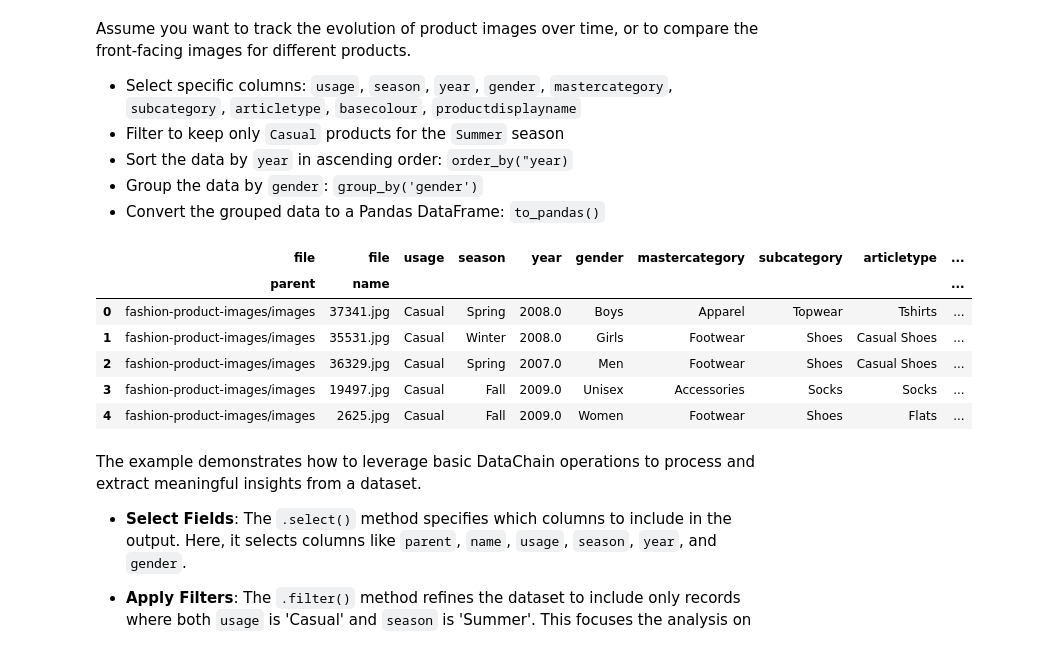
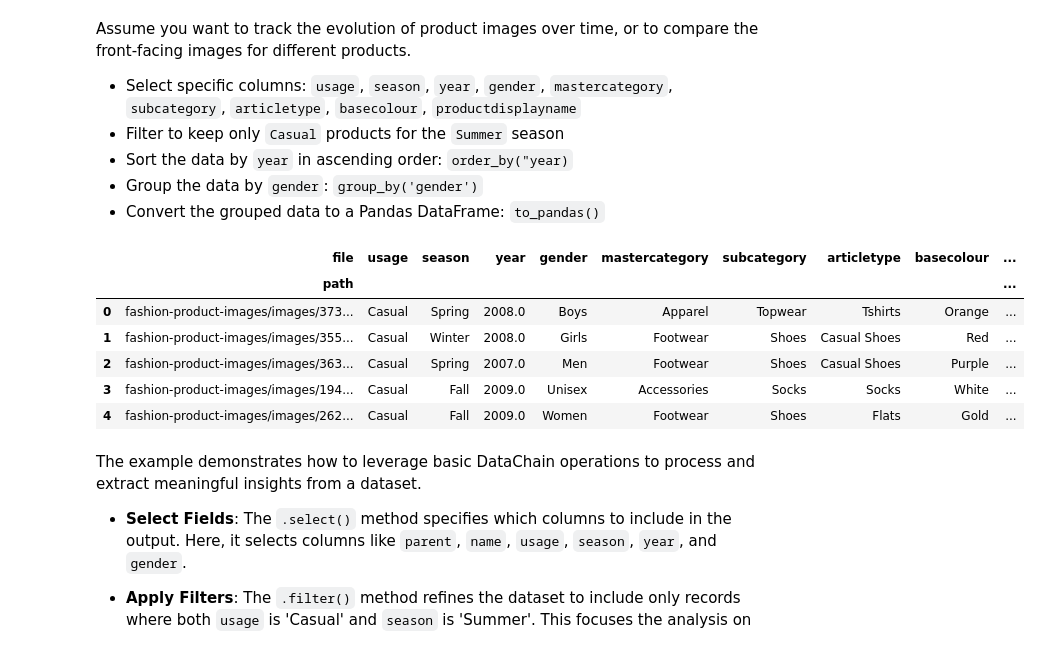
Before and after one commit to iterative/datachain, a Jupyter notebook: examples/computer_vision/fashion_product_images/2-working-with-image-datachains.ipynb, the cells around one changed output. Drawn from its saved outputs; the diff is of its cells as text; code cells hidden in the pictures.

```diff
--- a/examples/computer_vision/fashion_product_images/2-working-with-image-datachains.ipynb
+++ b/examples/computer_vision/fashion_product_images/2-working-with-image-datachains.ipynb
@@ -88,32 +86,31 @@ Assume you want to track the evolution of product images over time, or to compar
 # %%
 (
     DataChain.from_dataset("fashion-product-images")
     .select(
-        "file.parent",
-        "file.name",
+        "file.path",
         "usage",
         "season",
         "year",
         "gender",
         "mastercategory",
         "subcategory",
         "articletype",
         "basecolour",
         "productdisplayname",
     )
     .filter(C("usage") == "Casual" and C("season") == "Summer")
     .order_by("year")
     .group_by("gender")
     .show()
 )
 # %% [output]
-|  | file | file | usage | season | year | gender | mastercategory | subcategory | articletype | ... |
-|  | parent | name |  |  |  |  |  |  |  | ... |
-| 0 | fashion-product-images/images | 37341.jpg | Casual | Spring | 2008.0 | Boys | Apparel | Topwear | Tshirts | ... |
-| 1 | fashion-product-images/images | 35531.jpg | Casual | Winter | 2008.0 | Girls | Footwear | Shoes | Casual Shoes | ... |
-| 2 | fashion-product-images/images | 36329.jpg | Casual | Spring | 2007.0 | Men | Footwear | Shoes | Casual Shoes | ... |
-| 3 | fashion-product-images/images | 19497.jpg | Casual | Fall | 2009.0 | Unisex | Accessories | Socks | Socks | ... |
-| 4 | fashion-product-images/images | 2625.jpg | Casual | Fall | 2009.0 | Women | Footwear | Shoes | Flats | ... |
+|  | file | usage | season | year | gender | mastercategory | subcategory | articletype | basecolour | ... |
+|  | path |  |  |  |  |  |  |  |  | ... |
+| 0 | fashion-product-images/images/373... | Casual | Spring | 2008.0 | Boys | Apparel | Topwear | Tshirts | Orange | ... |
+| 1 | fashion-product-images/images/355... | Casual | Winter | 2008.0 | Girls | Footwear | Shoes | Casual Shoes | Red | ... |
+| 2 | fashion-product-images/images/363... | Casual | Spring | 2007.0 | Men | Footwear | Shoes | Casual Shoes | Purple | ... |
+| 3 | fashion-product-images/images/194... | Casual | Fall | 2009.0 | Unisex | Accessories | Socks | Socks | White | ... |
+| 4 | fashion-product-images/images/262... | Casual | Fall | 2009.0 | Women | Footwear | Shoes | Flats | Gold | ... |
 # %% [markdown]
 The example demonstrates how to leverage basic DataChain operations to process and extract meaningful insights from a dataset.
 
```
Also changed, not shown: parts of 27 cells of this notebook, 7 other files.
